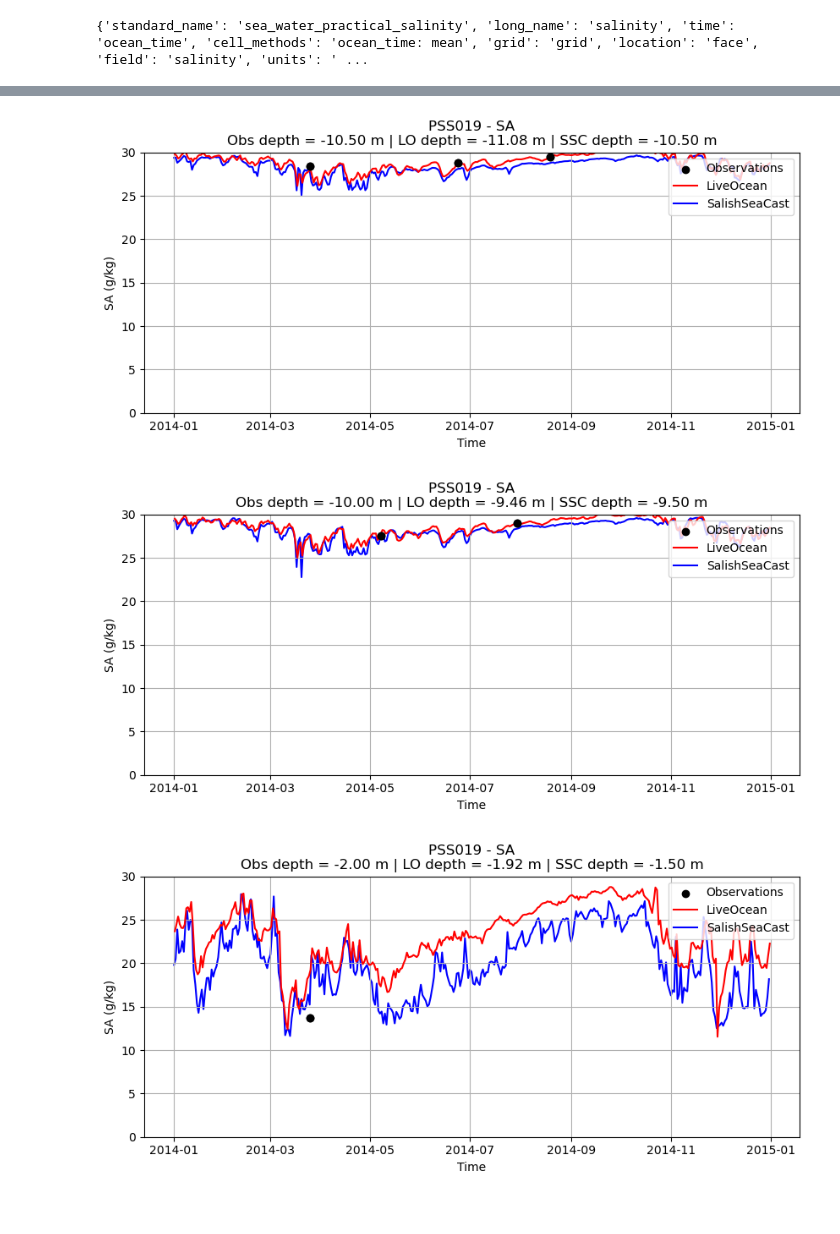
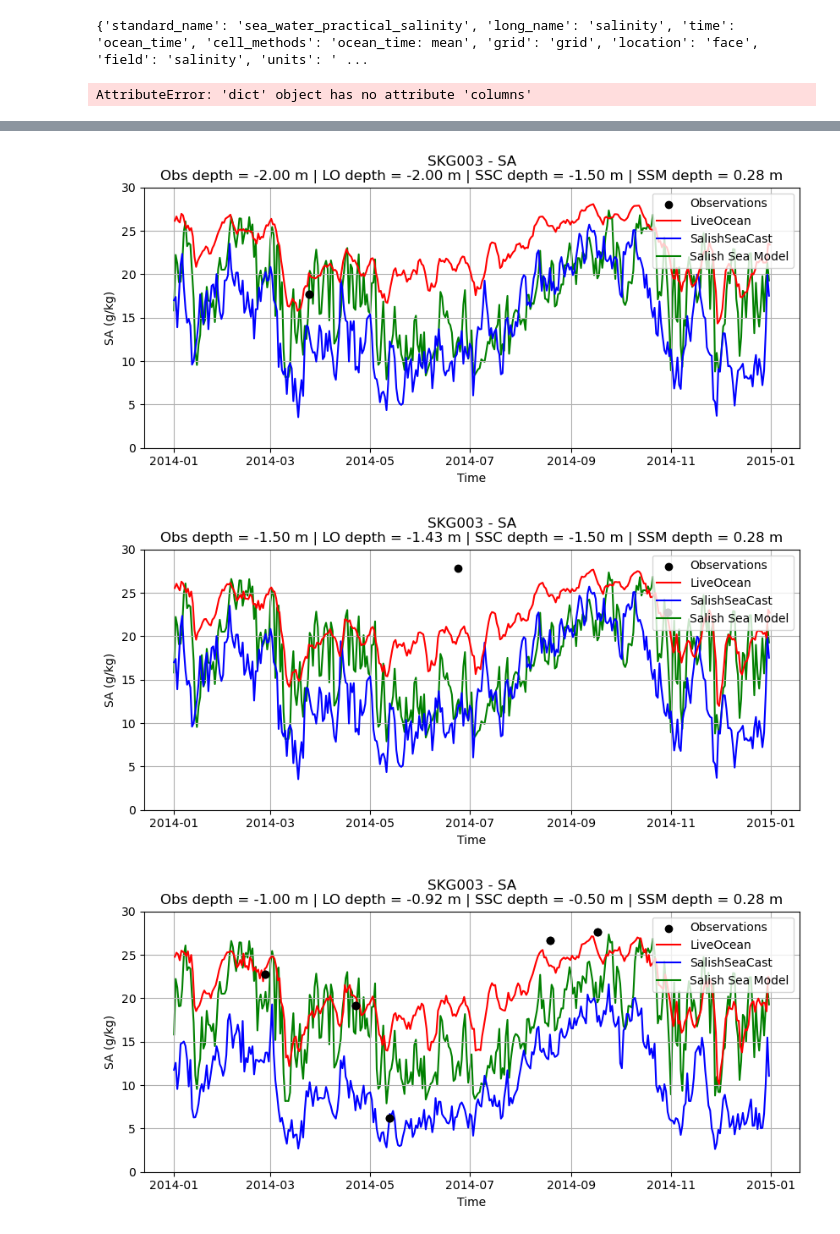
Before and after one commit to tiabottger/LO_user, a Jupyter notebook: intermodel_comparison/salinity_ts.ipynb, the cells around one changed output, grey strips where cells are left out. Cells and saved outputs as stored; diff of their text form; code cells hidden in the pictures.

```diff
--- a/intermodel_comparison/salinity_ts.ipynb
+++ b/intermodel_comparison/salinity_ts.ipynb
@@ -4,6 +4,12 @@ import matplotlib.pyplot as plt
 import numpy as np
 import xarray as xr
 import gsw
+from lo_tools import Lfun
+
+import sys
+from pathlib import Path
+
+Ldir = Lfun.Lstart()
 # %%
 # read in model data for each station
 station_names = ["SAR003", "PSS019", "SKG003","HCB004", "HCB003", "ADM003", "CMB003", "GOR001", "CSE001", "EAP001", "SIN001", "PSB003"]
@@ -19,30 +25,41 @@ for station in station_names:
 
     data_lo[station] = xr.open_dataset(filepath_lo)
     data_ssc[station] = xr.open_dataset(filepath_ssc)
+# %%
+data_ssm = {}
+data_ssm["PSS019"] = xr.open_dataset(Ldir['LOo']/ 'intermodel_comparison' / 'stations'/ "PSS019_2014.01.01_2014.12.31_ssm.nc")
+data_ssm["SAR003"] = xr.open_dataset(Ldir['LOo']/ 'intermodel_comparison' / 'stations'/ "SAR003_2014.01.01_2014.12.31_ssm.nc")
+data_ssm["SKG003"] = xr.open_dataset(Ldir['LOo']/ 'intermodel_comparison' / 'stations'/ "SKG003_2014.01.01_2014.12.31_ssm.nc" )
 # %%
 print(data_lo[station]["salt"].attrs)
 # %% [output]
 {'standard_name': 'sea_water_practical_salinity', 'long_name': 'salinity', 'time': 'ocean_time', 'cell_methods': 'ocean_time: mean', 'grid': 'grid', 'location': 'face', 'field': 'salinity', 'units': ' ...
 # %%
 # read in observational data for each station
-data_obs = pd.read_pickle("./combined_bottle_2014_cas7_t1_x11ab_ssc.pkl")
-data_obs = data_obs["obs"]
+data_obs = pd.read_pickle( Ldir['LOo'] / 'obsmod'/ 'combined_bottle_2014_cas7_t1_x11ab_ssc_ssmpnnl.pkl')
+obs = data_obs["obs"]
 
 # ensure datatime format
 data_obs["time"] = pd.to_datetime(data_obs["time"])
+# %%
+print(data_obs.columns.tolist())
+# %% [output]
+AttributeError: 'dict' object has no attribute 'columns'
 # %%
 # station
-station = "PSS019" # "GOR001" "CSE001" "HCB004" "HCB003" "CMB003" "SIN001" "EAP001" "ADM003" "PSS019" "SKG003" "SAR003"
+station = "SKG003" # "GOR001" "CSE001" "HCB004" "HCB003" "CMB003" "SIN001" "EAP001" "ADM003" "PSS019" "SKG003" "SAR003"
 
 # variable to plot
 varname_ssc = "vosaline"
 varname_lo = "salt"
+varname_ssm = "salinity"
 varname_obs = "SA"
 
 # select station data
 ds_lo = data_lo[station]
 ds_ssc = data_ssc[station]
-ds_obs = data_obs[data_obs["name"] == station]
+ds_ssm = data_ssm[station]
+ds_obs = obs[obs["name"] == station]
 
 # unique observed depths
 depths = np.sort(ds_obs["z"].dropna().unique())
@@ -64,22 +81,31 @@ for obs_depth in depths:
     lo_model_depth = lo_depths[lo_ind]
     ds_lo_depth = ds_lo.isel(s_rho=lo_ind)
 
+    # SSM depth selection
+    ssm_depths = ds_ssm["sigma_depth"].mean(dim="time").values
+    ssm_ind = np.argmin(np.abs(ssm_depths - obs_depth))
+    ssm_model_depth = ssm_depths[ssm_ind]
+    ds_ssm_depth = ds_ssm.isel(siglay=ssm_ind)
+
     # create figure
     plt.figure(figsize=(10, 4))
 
     # plot observed data
-    plt.scatter(ds_obs_depth["time"], ds_obs_depth[varname_obs], color="black", label="Observations", zorder=3)
+    plt.scatter(ds_obs_depth["time"], ds_obs_depth[varname_obs], color="black", label="Observations", zorder=4)
 
     # plot LO model data
-    plt.plot(ds_lo_depth["ocean_time"], ds_lo_depth[varname_lo], color="red", label="LiveOcean", zorder=2)
+    plt.plot(ds_lo_depth["ocean_time"], ds_lo_depth[varname_lo], color="red", label="LiveOcean", zorder=3)
 
     # plot SSC model data
-    plt.plot(ds_ssc_depth["time_counter"], ds_ssc_depth[varname_ssc], color="blue", label="SalishSeaCast", zorder=1)
+    plt.plot(ds_ssc_depth["time_counter"], ds_ssc_depth[varname_ssc], color="blue", label="SalishSeaCast", zorder=2)
+
+    # plot SSM model data
+    plt.plot(ds_ssm_depth["time"], ds_ssm_depth[varname_ssm], color="green", label="Salish Sea Model", zorder=1)
 
     plt.ylim(0, 30)  # set y-axis limits for better comparison
 
     plt.title(f"{station} - {varname_obs}\n"
-              f"Obs depth = {obs_depth:.2f} m | " f"LO depth = {lo_model_depth:.2f} m | " f"SSC depth = {ssc_model_depth:.2f} m")
+              f"Obs depth = {obs_depth:.2f} m | " f"LO depth = {lo_model_depth:.2f} m | " f"SSC depth = {ssc_model_depth:.2f} m | " f"SSM depth = {ssm_model_depth:.2f} m")
 
     # add labels and legend
     plt.xlabel("Time")
@@ -97,3 +123,3 @@ for obs_depth in depths:
-[figure, old version]
+[figure, new version]
-[figure, old version]
+[figure, new version]
-[figure, old version]
+[figure, new version]
```
Also changed, not shown: parts of 1 cell of this notebook, 9 other files.
